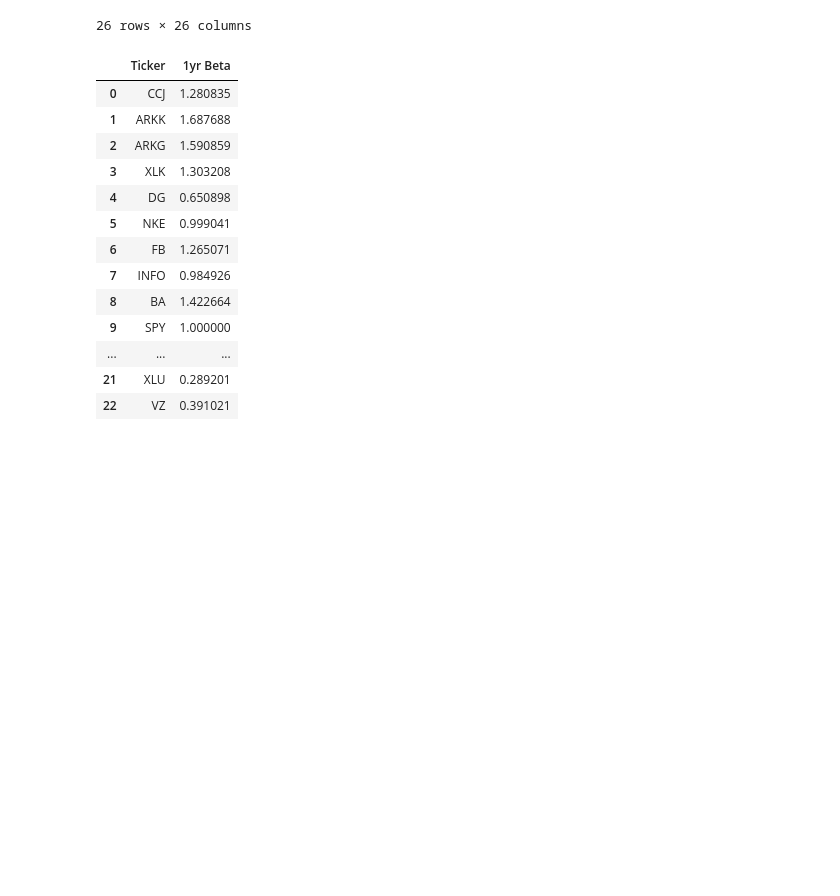
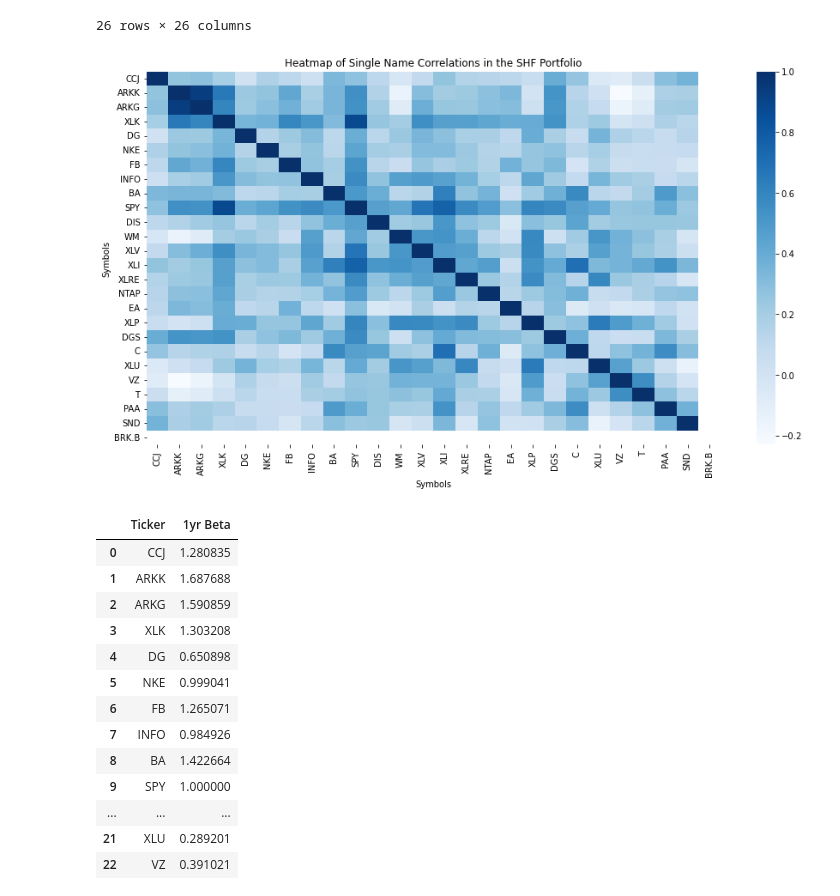
Before and after one commit to webclinic017/shf_portfolio, a Jupyter notebook: shf_portfolio.ipynb, the cells around one changed output. Drawn from its saved outputs; the diff is of its cells as text; code cells hidden in the pictures; blank space fills up the shorter version.

Commit message:
adding correlation heatmap

```diff
--- a/shf_portfolio.ipynb
+++ b/shf_portfolio.ipynb
@@ -137,6 +137,18 @@ correlations
 | SND | 0.357154 | 0.184856 | 0.225114 | 0.126112 | 0.136644 | 0.081247 | -0.019102 | 0.124865 | 0.292064 | 0.239500 | ... | ... |
 | BRK.B | NaN | NaN | NaN | NaN | NaN | NaN | NaN | NaN | NaN | NaN | ... | ... |
 26 rows × 26 columns
+# %%
+
+fig,ax =plt.subplots(figsize=(15,8))
+ax.set_title('Heatmap of Single Name Correlations in the SHF Portfolio')
+sns.heatmap(correlations,
+            xticklabels=correlations.columns,
+            yticklabels=correlations.columns,
+            cmap='Blues',
+           ax=ax
+);
+# %% [output]
+[figure, added]
 # %%
 #Calcualting Beta table for 3m, 6m and ytd betas for all single names in portfolio
 #daily_percent_change.head
```
